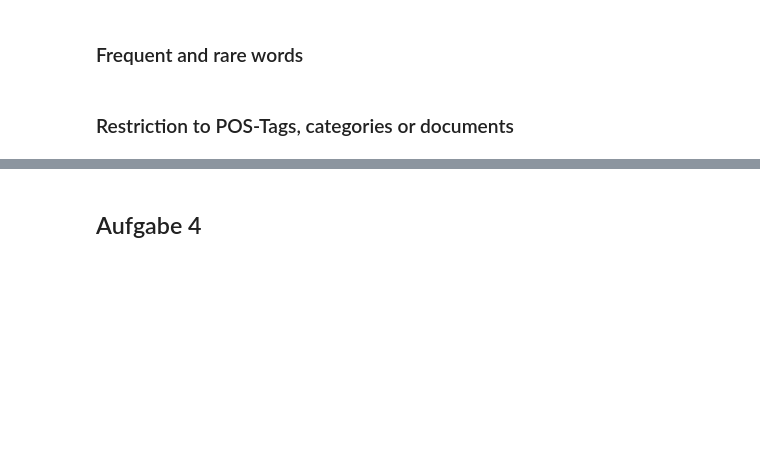
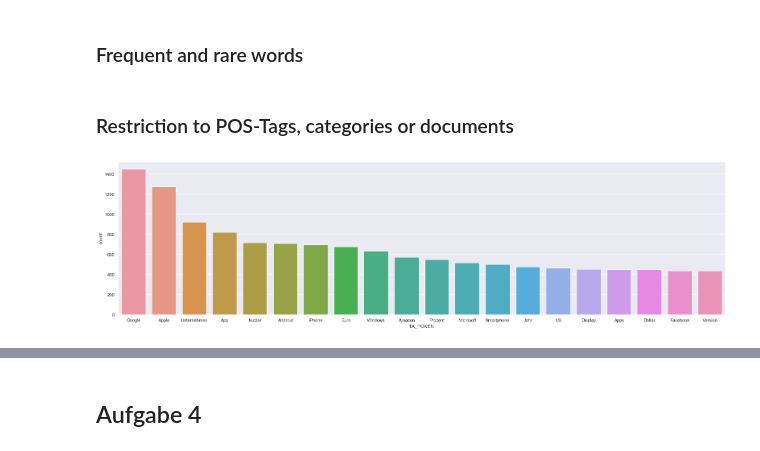
Before and after one commit to tobirohrer/webmining, a Jupyter notebook: praktikum2/praktikum2_sql.ipynb, the cells around one changed output, grey strips where cells are left out. Drawn from its saved outputs; the diff is of its cells as text; code cells hidden in the pictures; blank space fills up the shorter version.

```diff
--- a/praktikum2/praktikum2_sql.ipynb
+++ b/praktikum2/praktikum2_sql.ipynb
@@ -3,5 +3,5 @@ from hdbcli import dbapi
 import pandas as pd
 import seaborn as sns
 # %%
-connection = dbapi.connect('52.18.8.143', 39015, 'SYSTEM', 'Glorp2018!')
+connection = dbapi.connect('18.202.26.190', 39015, 'SYSTEM', 'Glorp2018!')
 connection.isconnected()
@@ -193,12 +315,16 @@ words_df.tail(20)
 # %%
 # restriction to nouns
 # barplot
 cursor.execute('select top 20 TA_TOKEN, count(*) from "$TA_T3NTEXTIND" where TA_TYPE=\'noun\' group by TA_TOKEN order by count(*) desc')
 results_words = cursor.fetchall()
 results_words_df = pd.DataFrame(results_words)
 results_words_df.columns = ['TA_TOKEN', 'count']
 sns.set(rc={'figure.figsize':(27,7)})
-sns.barplot(x="TA_TOKEN", y="count", data=results_words_df)
+ax = sns.barplot(x="TA_TOKEN", y="count", data=results_words_df)
+fig = ax.get_figure()
+fig.savefig('plots/barplot_nouns_t3n.png')
+# %% [output]
+[figure, added]
 # %%
 from wordcloud import WordCloud
 import matplotlib.pyplot as plt
```
Also changed, not shown: parts of 26 cells of this notebook, 3 other files.
